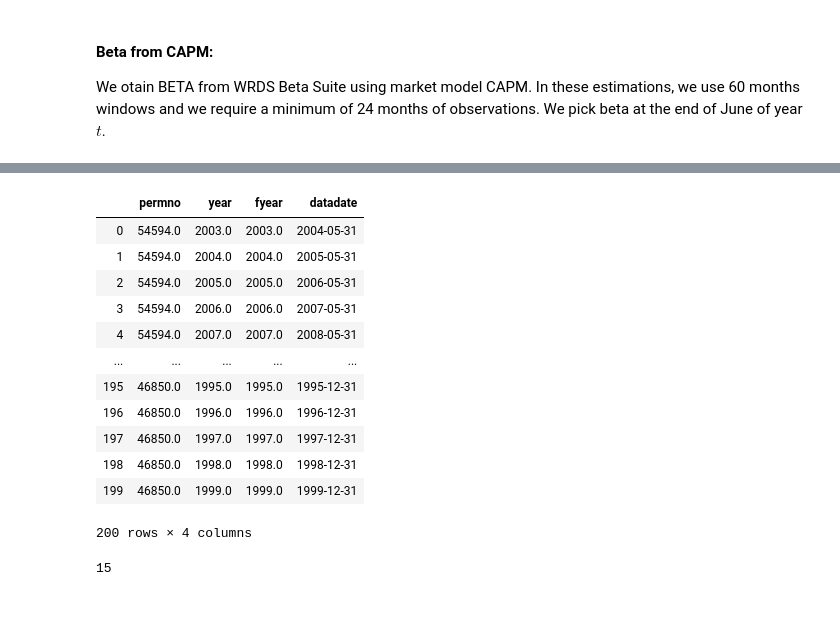
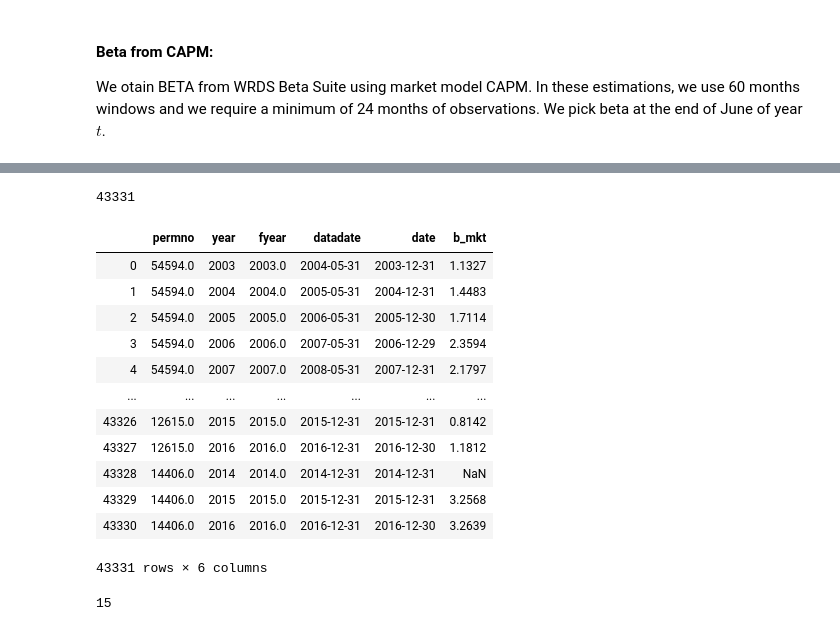
Before and after one commit to pakshingho/ESG, a Jupyter notebook: KLD_Compustat.ipynb, the cells around one changed output, grey strips where cells are left out. Saved outputs shown, nothing was run; the diff lists cells and outputs as text; code cells hidden in the pictures.

```diff
--- a/KLD_Compustat.ipynb
+++ b/KLD_Compustat.ipynb
@@ -934,0 +934,2 @@ data_beta.drop(columns='DATE', inplace=True)
+# %%
+data_beta.drop(columns='date', inplace=True)
@@ -935,17 +945,23 @@ data_beta.drop(columns='DATE', inplace=True)
+# %%
+data = data.merge(data_beta, on=['permno', 'year'], how='left') # reduced to 41526 rows if using inner merge.
+# %%
+(data.year==data.fyear).sum()
+# %% [output]
+43331
 # %%
-data[['permno', 'year', 'fyear', 'datadate']].head(200)
+data[['permno', 'year', 'fyear', 'datadate','date', 'b_mkt']]
 # %% [output]
-|  | permno | year | fyear | datadate |
-| 0 | 54594.0 | 2003.0 | 2003.0 | 2004-05-31 |
-| 1 | 54594.0 | 2004.0 | 2004.0 | 2005-05-31 |
-| 2 | 54594.0 | 2005.0 | 2005.0 | 2006-05-31 |
-| 3 | 54594.0 | 2006.0 | 2006.0 | 2007-05-31 |
-| 4 | 54594.0 | 2007.0 | 2007.0 | 2008-05-31 |
-| ... | ... | ... | ... | ... |
-| 195 | 46850.0 | 1995.0 | 1995.0 | 1995-12-31 |
-| 196 | 46850.0 | 1996.0 | 1996.0 | 1996-12-31 |
-| 197 | 46850.0 | 1997.0 | 1997.0 | 1997-12-31 |
-| 198 | 46850.0 | 1998.0 | 1998.0 | 1998-12-31 |
-| 199 | 46850.0 | 1999.0 | 1999.0 | 1999-12-31 |
+|  | permno | year | fyear | datadate | date | b_mkt |
+| 0 | 54594.0 | 2003 | 2003.0 | 2004-05-31 | 2003-12-31 | 1.1327 |
+| 1 | 54594.0 | 2004 | 2004.0 | 2005-05-31 | 2004-12-31 | 1.4483 |
+| 2 | 54594.0 | 2005 | 2005.0 | 2006-05-31 | 2005-12-30 | 1.7114 |
+| 3 | 54594.0 | 2006 | 2006.0 | 2007-05-31 | 2006-12-29 | 2.3594 |
+| 4 | 54594.0 | 2007 | 2007.0 | 2008-05-31 | 2007-12-31 | 2.1797 |
+| ... | ... | ... | ... | ... | ... | ... |
+| 43326 | 12615.0 | 2015 | 2015.0 | 2015-12-31 | 2015-12-31 | 0.8142 |
+| 43327 | 12615.0 | 2016 | 2016.0 | 2016-12-31 | 2016-12-30 | 1.1812 |
+| 43328 | 14406.0 | 2014 | 2014.0 | 2014-12-31 | 2014-12-31 | NaN |
+| 43329 | 14406.0 | 2015 | 2015.0 | 2015-12-31 | 2015-12-31 | 3.2568 |
+| 43330 | 14406.0 | 2016 | 2016.0 | 2016-12-31 | 2016-12-30 | 3.2639 |
-200 rows × 4 columns
+43331 rows × 6 columns
 # %%
```
Also changed, not shown: parts of 9 cells of this notebook.
